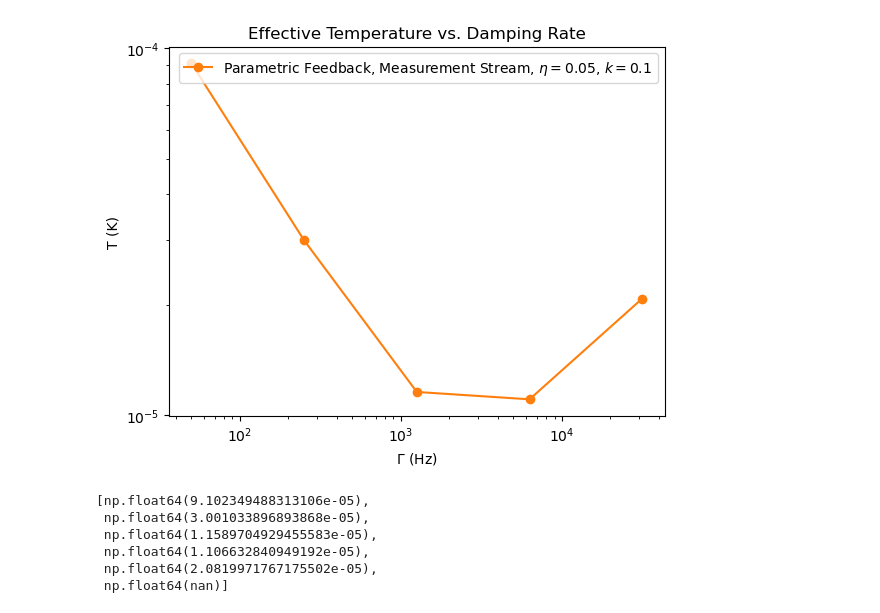
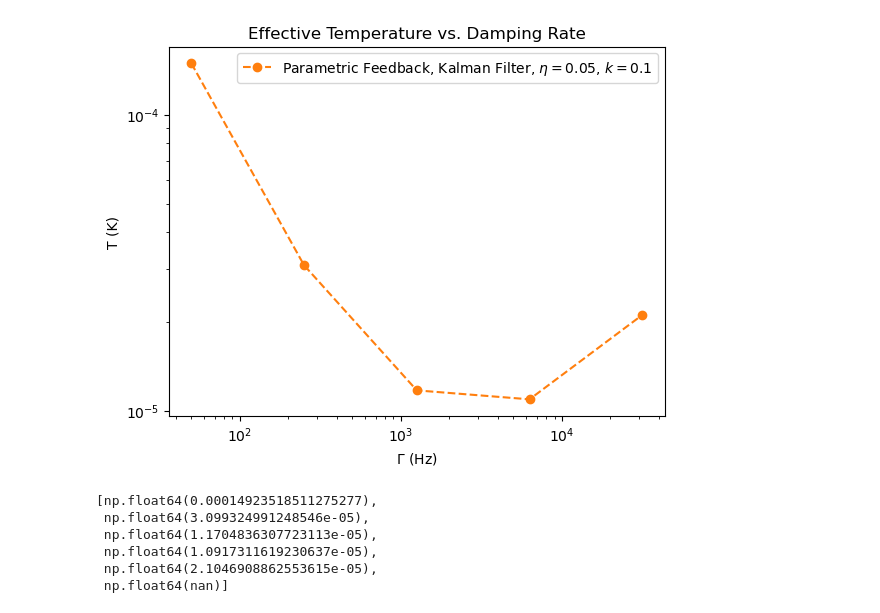
Before and after one commit to madelynrahimi/QuIPS, a Jupyter notebook: fall_2025/code/updated_feedback/sme_runs.ipynb, the cells around one changed output. Saved outputs shown, nothing was run; the diff lists cells and outputs as text; code cells hidden in the pictures.

```diff
--- a/fall_2025/code/updated_feedback/sme_runs.ipynb
+++ b/fall_2025/code/updated_feedback/sme_runs.ipynb
@@ -31,14 +31,14 @@ plot_sme_traj(del_t=0.01,period_number=100, eta=0.01, k=0.1, gamma=0.01, x0=20,
 # %%
 gamma_list = np.logspace(-3, 0.5, num=6)
 # %%
-effective_temp_plot(del_t=0.001,period_number=10000, eta=0.05, k=0.1, gamma_list=gamma_list, x0=20, p0=20, feedback='parametric', filt=None, plot_bool = True)
+effective_temp_plot(del_t=0.001,period_number=10000, eta=0.05, k=0.1, gamma_list=gamma_list, x0=20, p0=20, feedback='parametric', filt='kalman', plot_bool = True)
 # %% [output]
-[figure, old version]
+[figure, new version]
-[np.float64(9.102349488313106e-05),
- np.float64(3.001033896893868e-05),
- np.float64(1.1589704929455583e-05),
- np.float64(1.106632840949192e-05),
- np.float64(2.0819971767175502e-05),
+[np.float64(0.00014923518511275277),
+ np.float64(3.099324991248546e-05),
+ np.float64(1.1704836307723113e-05),
+ np.float64(1.0917311619230637e-05),
+ np.float64(2.1046908862553615e-05),
  np.float64(nan)]
 # %%
 #Compare different protocols with same eta and k vals and occupation number plots
```
Also changed, not shown: parts of 8 cells of this notebook, 3 other files.
